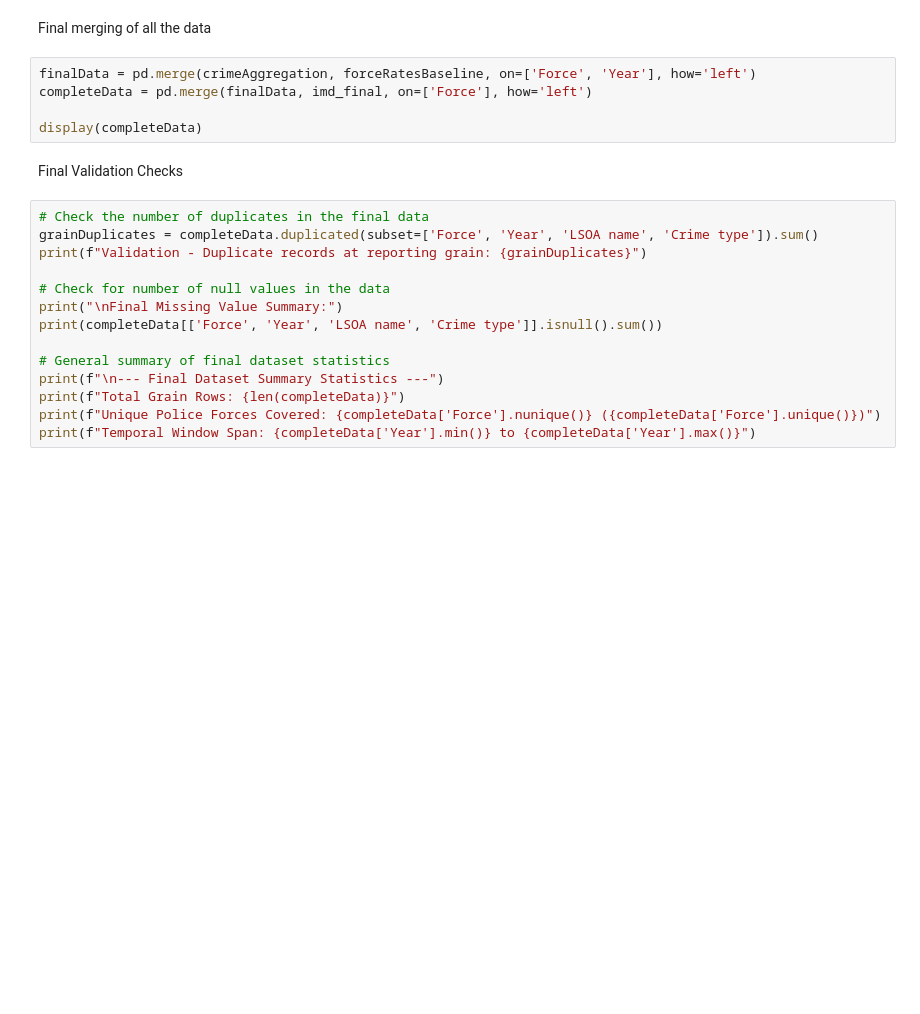
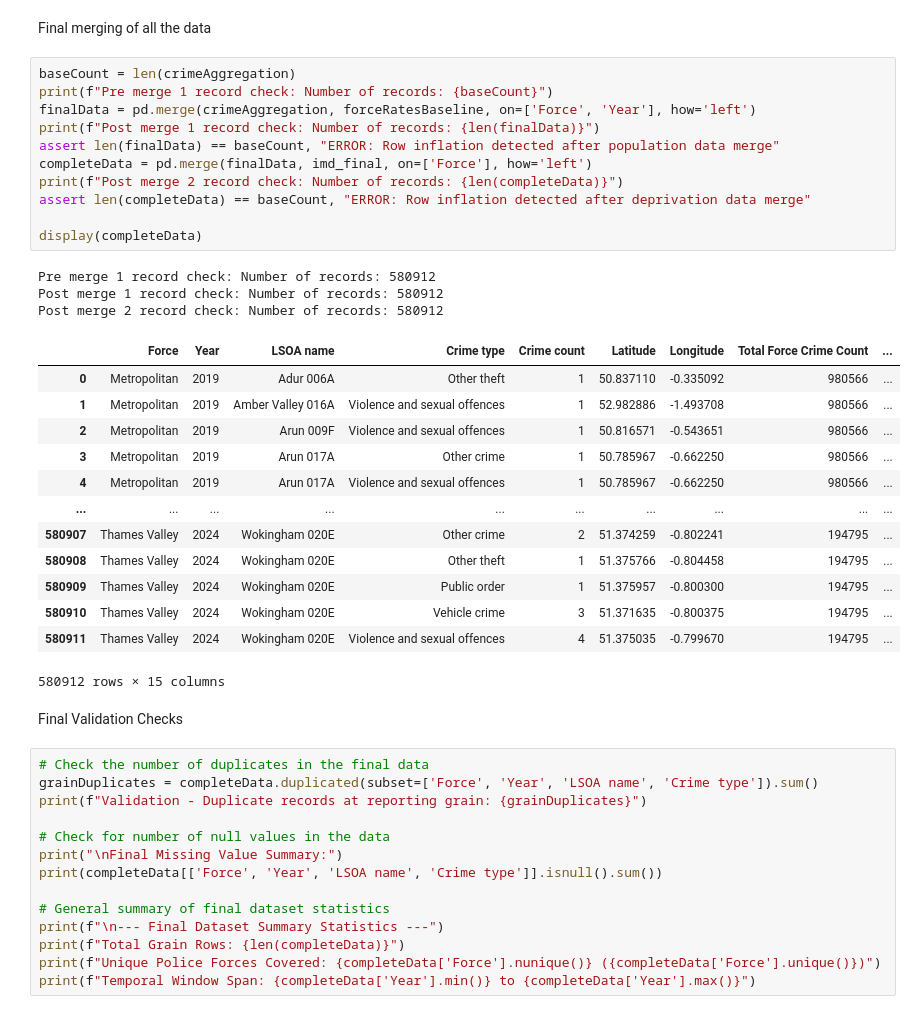
Before and after one commit to noahe16/Crime-Data-Pipeline-Reporting-Dataset, a Jupyter notebook: processingPipeline.ipynb, the cells around one changed output. Saved outputs shown, nothing was run; the diff lists cells and outputs as text; blank space fills up the shorter version.

```diff
--- a/processingPipeline.ipynb
+++ b/processingPipeline.ipynb
@@ -259,10 +378,33 @@ display(imd_final)
 # %% [markdown]
 Final merging of all the data
 # %%
+baseCount = len(crimeAggregation)
+print(f"Pre merge 1 record check: Number of records: {baseCount}")
 finalData = pd.merge(crimeAggregation, forceRatesBaseline, on=['Force', 'Year'], how='left')
+print(f"Post merge 1 record check: Number of records: {len(finalData)}")
+assert len(finalData) == baseCount, "ERROR: Row inflation detected after population data merge"
 completeData = pd.merge(finalData, imd_final, on=['Force'], how='left')
+print(f"Post merge 2 record check: Number of records: {len(completeData)}")
+assert len(completeData) == baseCount, "ERROR: Row inflation detected after deprivation data merge"
 
 display(completeData)
+# %% [output]
+Pre merge 1 record check: Number of records: 580912
+Post merge 1 record check: Number of records: 580912
+Post merge 2 record check: Number of records: 580912
+|  | Force | Year | LSOA name | Crime type | Crime count | Latitude | Longitude | Total Force Crime Count | ... |
+| 0 | Metropolitan | 2019 | Adur 006A | Other theft | 1 | 50.837110 | -0.335092 | 980566 | ... |
+| 1 | Metropolitan | 2019 | Amber Valley 016A | Violence and sexual offences | 1 | 52.982886 | -1.493708 | 980566 | ... |
+| 2 | Metropolitan | 2019 | Arun 009F | Violence and sexual offences | 1 | 50.816571 | -0.543651 | 980566 | ... |
+| 3 | Metropolitan | 2019 | Arun 017A | Other crime | 1 | 50.785967 | -0.662250 | 980566 | ... |
+| 4 | Metropolitan | 2019 | Arun 017A | Violence and sexual offences | 1 | 50.785967 | -0.662250 | 980566 | ... |
+| ... | ... | ... | ... | ... | ... | ... | ... | ... | ... |
+| 580907 | Thames Valley | 2024 | Wokingham 020E | Other crime | 2 | 51.374259 | -0.802241 | 194795 | ... |
+| 580908 | Thames Valley | 2024 | Wokingham 020E | Other theft | 1 | 51.375766 | -0.804458 | 194795 | ... |
+| 580909 | Thames Valley | 2024 | Wokingham 020E | Public order | 1 | 51.375957 | -0.800300 | 194795 | ... |
+| 580910 | Thames Valley | 2024 | Wokingham 020E | Vehicle crime | 3 | 51.371635 | -0.800375 | 194795 | ... |
+| 580911 | Thames Valley | 2024 | Wokingham 020E | Violence and sexual offences | 4 | 51.375035 | -0.799670 | 194795 | ... |
+580912 rows × 15 columns
 # %% [markdown]
 Final Validation Checks
 # %%
```
Also changed, not shown: parts of 14 cells of this notebook.
